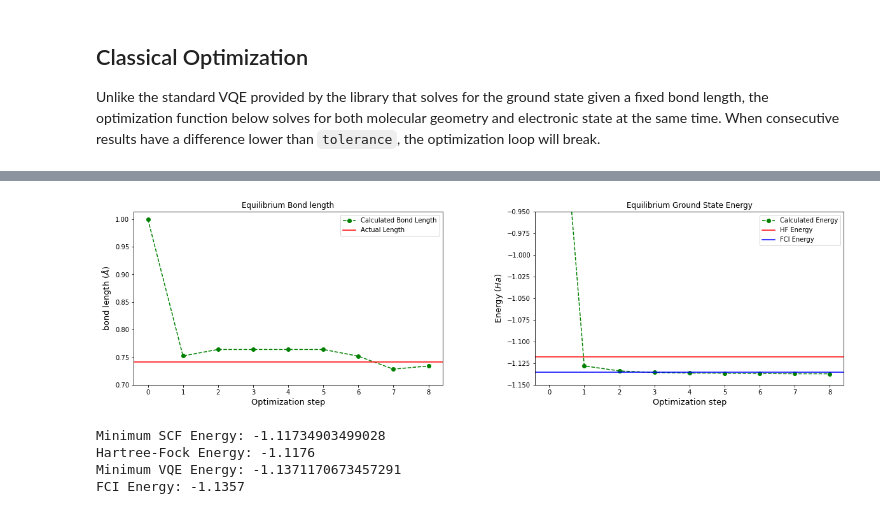
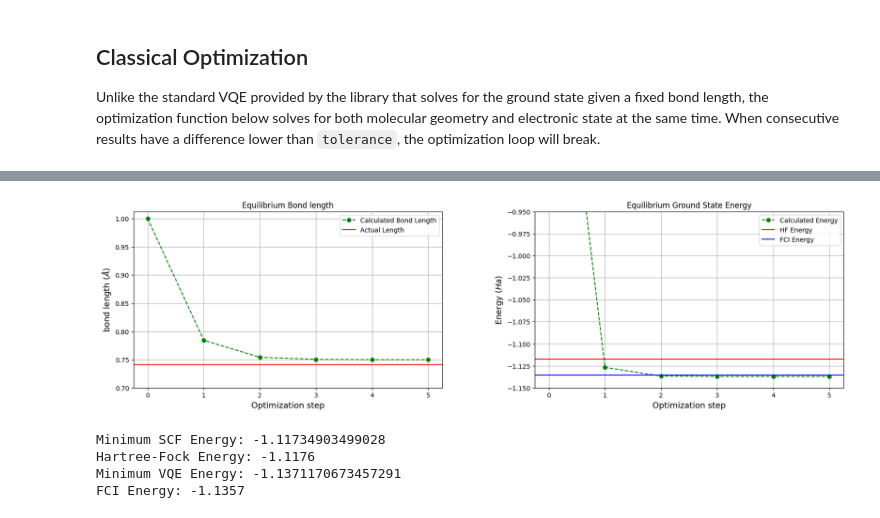
Before and after one commit to TheTrustyPwo/Hydrogen, a Jupyter notebook: better.ipynb, the cells around one changed output, grey strips where cells are left out. Drawn from its saved outputs; the diff is of its cells as text; code cells hidden in the pictures.

```diff
--- a/better.ipynb
+++ b/better.ipynb
@@ -127,7 +127,7 @@ def optimize(circuit, tolerance: float = 1e-5, max_iter: int = 30, output: bool
             result = minimize(energy, theta, args=(x, circuit), method="BFGS", options={'maxiter': 1})
             theta = result.x
 
-            result = minimize_scalar(energy, bounds=(0, 2), args=(theta, circuit), options={'maxiter': max(5, it)})
+            result = minimize_scalar(energy, bounds=(0, 2), args=(theta, circuit), options={'maxiter': 6})
             x = result.x
 
             cur = energy(x, theta, circuit)
@@ -152,5 +152,5 @@ def optimize(circuit, tolerance: float = 1e-5, max_iter: int = 30, output: bool
 
     return cur, x, vqe_energy, bond_length, it
 # %%
-_, _, vqe_energy, bond_length, it = optimize(circuit, output=True)
+_, _, vqe_energy, bond_length, it = optimize(circuit, tolerance=1e-6, output=True)
 # %% [output]
@@ -158,31 +158,33 @@ Optimizing: 8it [00:03,  2.52it/s, E=-1.137305, x=0.735284, delta=0.000004]
 # %%
 fig = plt.figure()
 fig.set_figheight(5)
 fig.set_figwidth(20)
 
 ax1 = fig.add_subplot(121)
 ax1.plot(np.arange(0, it), bond_length, "go", ls="dashed", label="Calculated Bond Length")
 ax1.axhline(y=EQ_X, color='r', label="Actual Length")
 ax1.set_xlabel("Optimization step", fontsize=13)
 ax1.set_ylabel("bond length ($\AA$)", fontsize=13)
 ax1.title.set_text("Equilibrium Bond length")
 ax1.set_ylim(0.70)
 ax1.legend()
+ax1.grid(True)
 
 ax2 = fig.add_subplot(122)
 ax2.plot(np.arange(0, it), vqe_energy, "go", ls="dashed", label="Calculated Energy")
 ax2.axhline(y=E_HF, color='r', label="HF Energy")
 ax2.axhline(y=E_FCI, color='b', label="FCI Energy")
 ax2.set_xlabel("Optimization step", fontsize=13)
 ax2.set_ylabel("Energy ($Ha$)", fontsize=13)
 ax2.title.set_text("Equilibrium Ground State Energy")
 ax2.set_ylim(top=-0.95, bottom=-1.15)
 ax2.legend()
+ax2.grid(True)
 
 plt.subplots_adjust(wspace=0.3)
 plt.show()
 # %% [output]
-[figure, old version]
+[figure, new version]
 # %%
 distances = np.arange(0.2, 3.51, 0.05)
 scf_energy, vqe_energy = [], []
```
Also changed, not shown: parts of 10 cells of this notebook, 1 other file.
